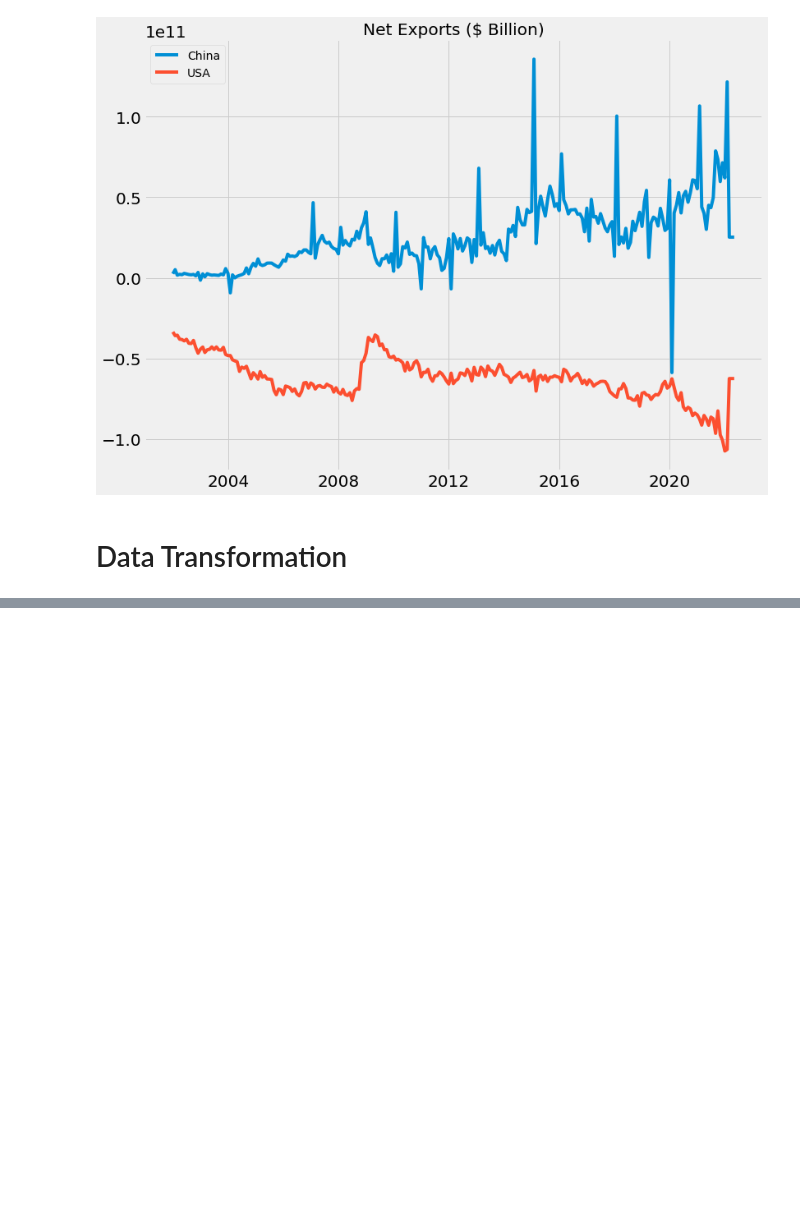
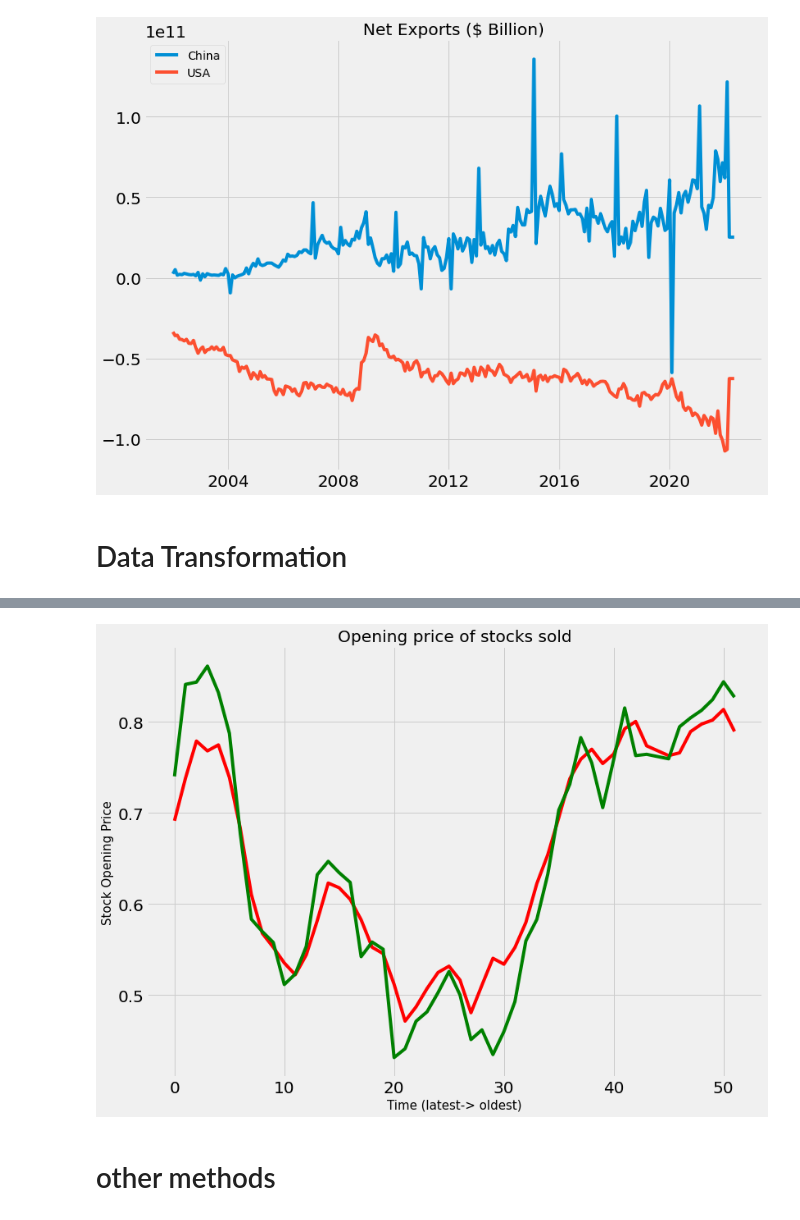
Before and after one commit to xiuqili29/Capstone, a Jupyter notebook: code.ipynb, the cells around one changed output, grey strips where cells are left out. Drawn from its saved outputs; the diff is of its cells as text; code cells hidden in the pictures; blank space fills up the shorter version.

```diff
--- a/code.ipynb
+++ b/code.ipynb
@@ -294,0 +374,6 @@ Index(['DATE', 'CNYUSD', 'cpi_chn', 'cpi_us', 'iip_chn', 'iip_us', 'irr_chn',
+# %%
+model.compile(optimizer='adam', loss='mean_squared_error')
+# %%
+early = EarlyStopping(monitor='val_loss', min_delta=0, patience=10, verbose=0, mode='auto', baseline=None, restore_best_weights=False)
+# %%
+hist = model.fit(X[:], y[:], epochs=50, batch_size=32, validation_split = 0.0, callbacks = [early])
@@ -294,0 +398,3 @@ Index(['DATE', 'CNYUSD', 'cpi_chn', 'cpi_us', 'iip_chn', 'iip_us', 'irr_chn',
+# %%
+predicted_value= model.predict(X_test)
+model.summary()
@@ -294,0 +419,9 @@ Index(['DATE', 'CNYUSD', 'cpi_chn', 'cpi_us', 'iip_chn', 'iip_us', 'irr_chn',
+# %%
+plt.plot(predicted_value, color= 'red')
+plt.plot(input_data[-(test_size+(2*lookback)):-lookback,0], color='green')
+plt.title("Opening price of stocks sold")
+plt.xlabel("Time (latest-> oldest)")
+plt.ylabel("Stock Opening Price")
+plt.show()
+# %% [output]
+[figure, added]
@@ -294,0 +430,2 @@ Index(['DATE', 'CNYUSD', 'cpi_chn', 'cpi_us', 'iip_chn', 'iip_us', 'irr_chn',
+# %% [markdown]
+# other methods
```
Also changed, not shown: parts of 44 cells of this notebook, 1 other file.
